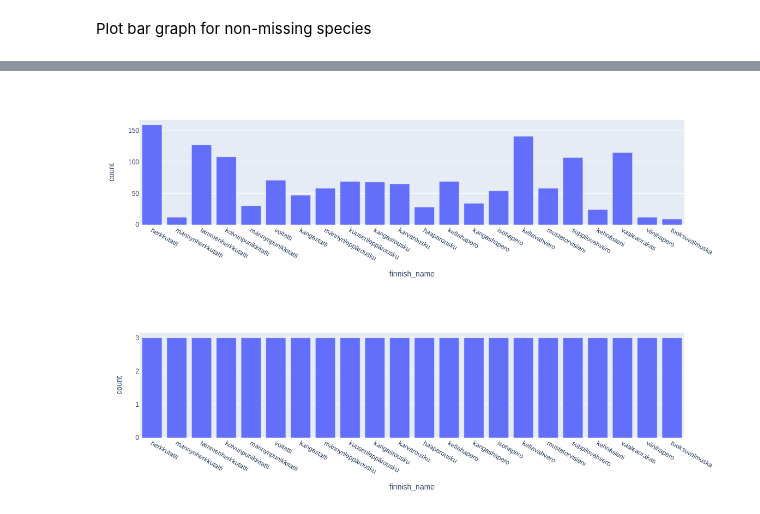
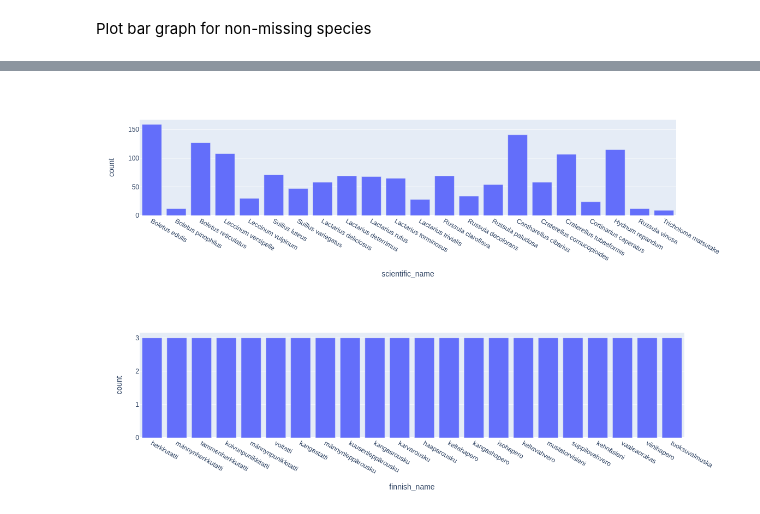
Before and after one commit to jpuka/mushi-identifier, a Jupyter notebook: notebooks/00-jp-eda-raw-data.ipynb, the cells around one changed output, grey strips where cells are left out. Cells and saved outputs as stored; diff of their text form; code cells hidden in the pictures.

Commit message:
Project wide rename for classes: scientific_name -> species

```diff
--- a/notebooks/00-jp-eda-raw-data.ipynb
+++ b/notebooks/00-jp-eda-raw-data.ipynb
@@ -172,5 +171,5 @@ There seem to be five species without any data. Let's check these manually to ma
 Plot bar graph for non-missing species
 # %%
 df_plot_train_evira = df_train_evira_classes.dropna()
-px.bar(df_plot_train_evira, x="finnish_name", y="count")
+px.bar(df_plot_train_evira, x="species", y="count")
 # %% [output]
@@ -177,4 +177,4 @@ px.bar(df_plot_train_evira, x="finnish_name", y="count")
-[figure, old version]
+[figure, new version]
 # %%
 df_plot_validate_evira = df_validate_evira_classes.dropna()
 px.bar(df_plot_validate_evira, x="finnish_name", y="count")
```
Also changed, not shown: parts of 9 cells of this notebook, 2 other files.
